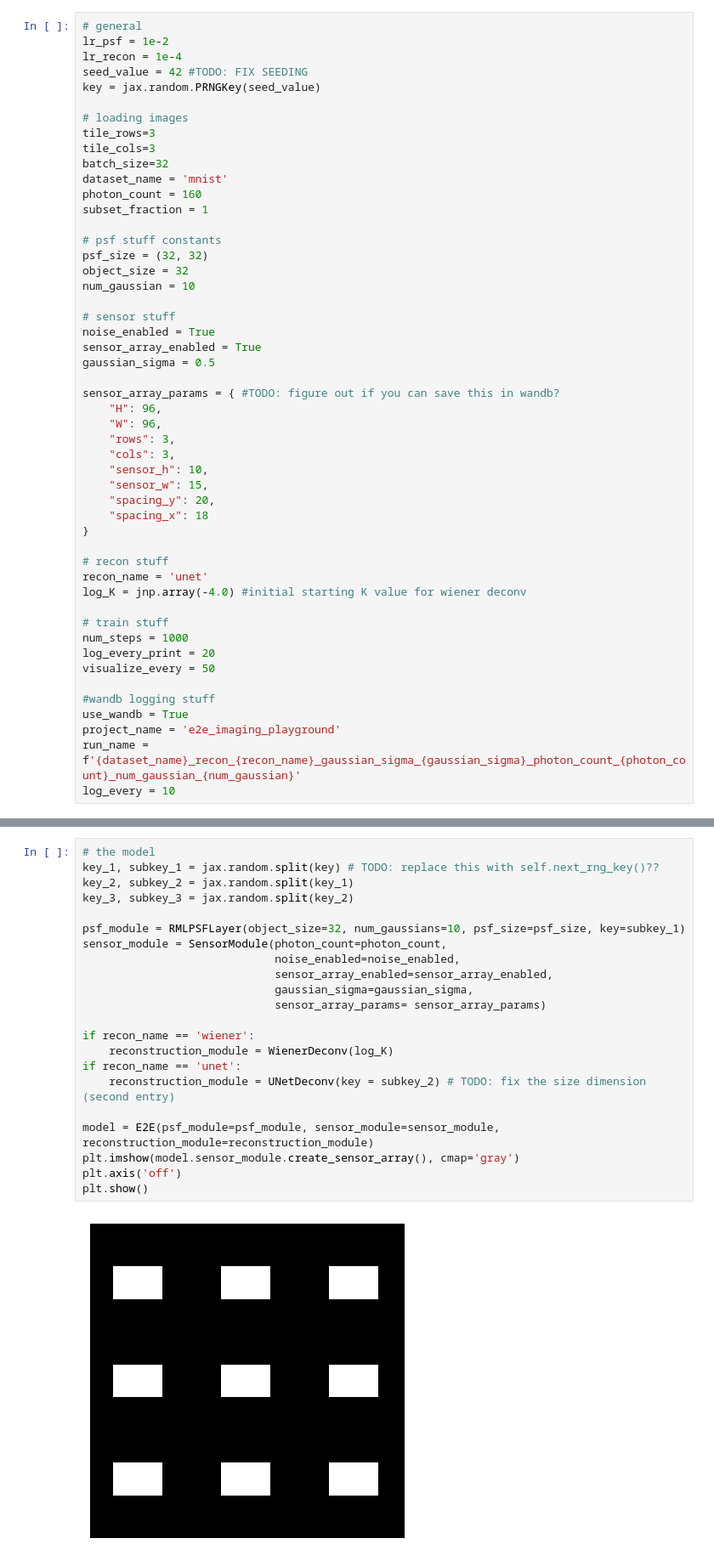
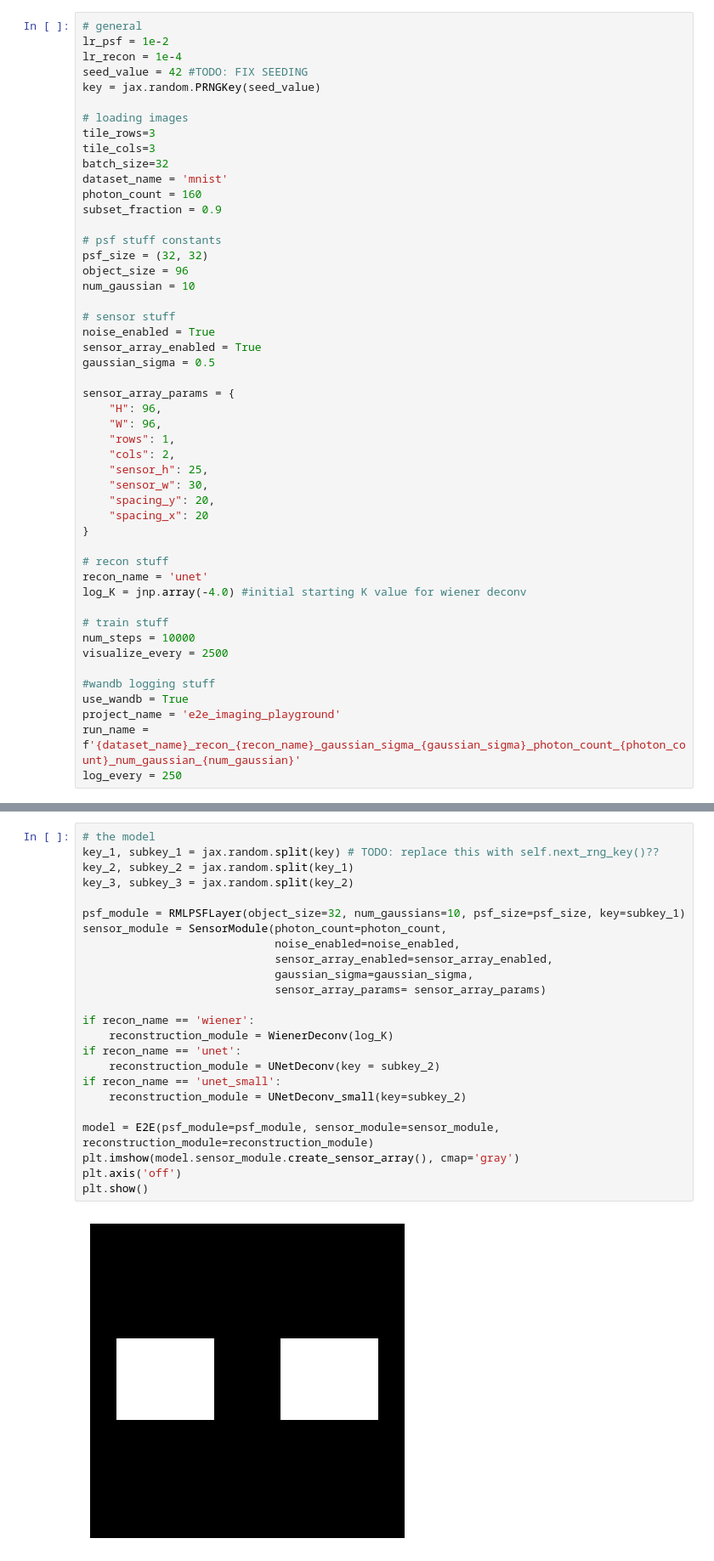
Before and after one commit to Drizlly/e2e-imaging, a Jupyter notebook: e2e_imaging.ipynb, the cells around one changed output, grey strips where cells are left out. Shown at 85% size. Drawn from its saved outputs; the diff is of its cells as text.

Commit message:
added smaller unet support, along with fixing other parts of the pipeline

```diff
--- a/e2e_imaging.ipynb
+++ b/e2e_imaging.ipynb
@@ -68,11 +82,11 @@ tile_cols=3
 batch_size=32
 dataset_name = 'mnist'
 photon_count = 160
-subset_fraction = 1
+subset_fraction = 0.9
 
 # psf stuff constants
 psf_size = (32, 32)
-object_size = 32
+object_size = 96
 num_gaussian = 10
 
 # sensor stuff
@@ -80,15 +94,15 @@ noise_enabled = True
 sensor_array_enabled = True
 gaussian_sigma = 0.5
 
-sensor_array_params = { #TODO: figure out if you can save this in wandb?
+sensor_array_params = {
     "H": 96,
     "W": 96,
-    "rows": 3,
-    "cols": 3,
-    "sensor_h": 10,
-    "sensor_w": 15,
+    "rows": 1,
+    "cols": 2,
+    "sensor_h": 25,
+    "sensor_w": 30,
     "spacing_y": 20,
-    "spacing_x": 18
+    "spacing_x": 20
 }
 
 # recon stuff
@@ -96,15 +110,14 @@ recon_name = 'unet'
 log_K = jnp.array(-4.0) #initial starting K value for wiener deconv
 
 # train stuff
-num_steps = 1000
-log_every_print = 20
-visualize_every = 50
+num_steps = 10000
+visualize_every = 2500
 
 #wandb logging stuff
 use_wandb = True
 project_name = 'e2e_imaging_playground'
 run_name = f'{dataset_name}_recon_{recon_name}_gaussian_sigma_{gaussian_sigma}_photon_count_{photon_count}_num_gaussian_{num_gaussian}'
-log_every = 10
+log_every = 250
 # %%
 # set up wandb config
 wandb_config = {
@@ -167,27 +184,29 @@ I0000 00:00:1773178218.560044 3344808 gpu_device.cc:2022] Created device /job:lo
 # %%
 # the model
 key_1, subkey_1 = jax.random.split(key) # TODO: replace this with self.next_rng_key()??
 key_2, subkey_2 = jax.random.split(key_1)
 key_3, subkey_3 = jax.random.split(key_2)
 
 psf_module = RMLPSFLayer(object_size=32, num_gaussians=10, psf_size=psf_size, key=subkey_1)
 sensor_module = SensorModule(photon_count=photon_count,
                              noise_enabled=noise_enabled,
                              sensor_array_enabled=sensor_array_enabled,
                              gaussian_sigma=gaussian_sigma,
                              sensor_array_params= sensor_array_params)
 
 if recon_name == 'wiener':
     reconstruction_module = WienerDeconv(log_K)
 if recon_name == 'unet':
-    reconstruction_module = UNetDeconv(key = subkey_2) # TODO: fix the size dimension (second entry)
+    reconstruction_module = UNetDeconv(key = subkey_2)
+if recon_name == 'unet_small':
+    reconstruction_module = UNetDeconv_small(key=subkey_2)
 
 model = E2E(psf_module=psf_module, sensor_module=sensor_module, reconstruction_module=reconstruction_module)
 plt.imshow(model.sensor_module.create_sensor_array(), cmap='gray')
 plt.axis('off')
 plt.show()
 # %% [output]
-[figure, old version]
+[figure, new version]
 # %%
 e2e_optimizer = E2EOptimizer(
     model=model,
```
Also changed, not shown: parts of 6 cells of this notebook, 4 other files.
